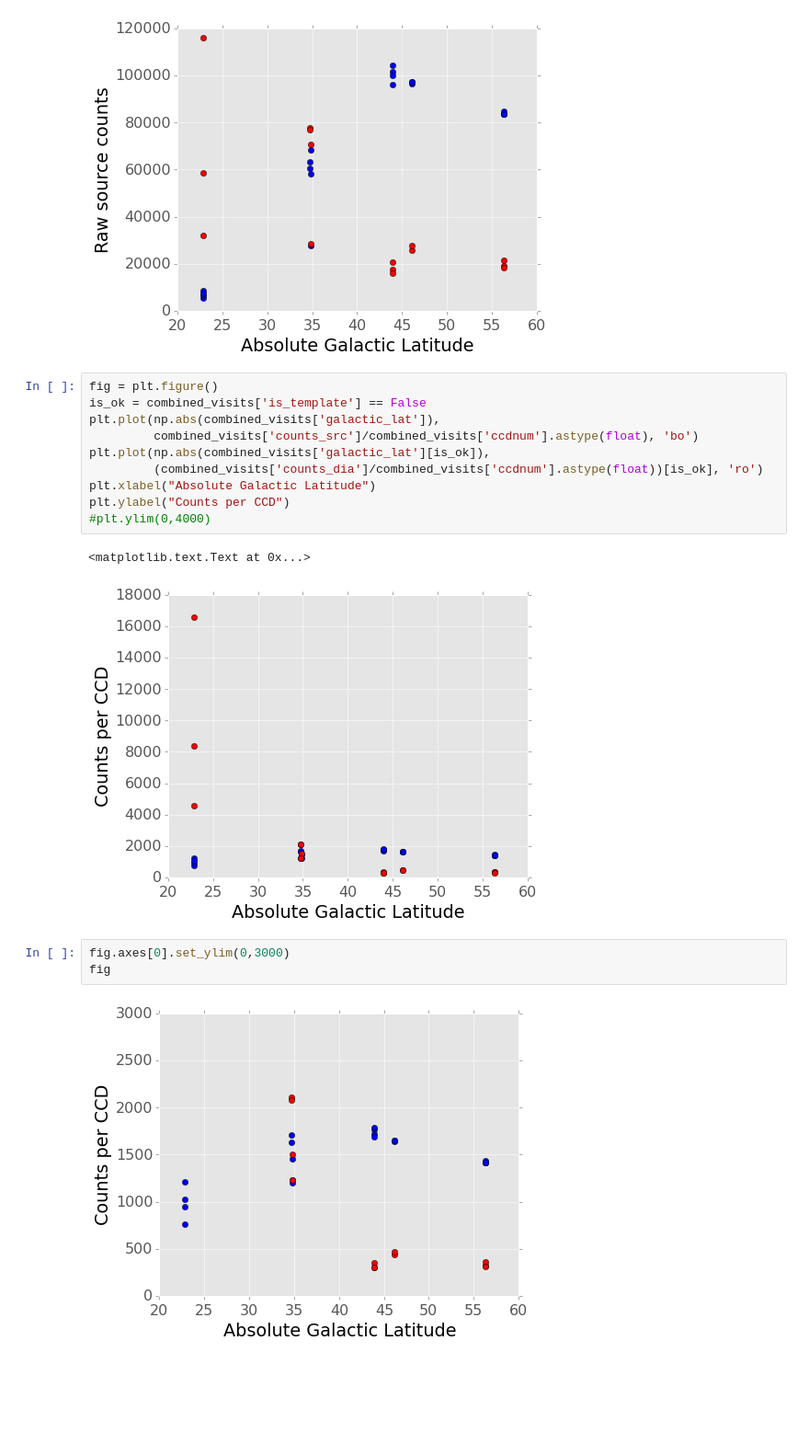
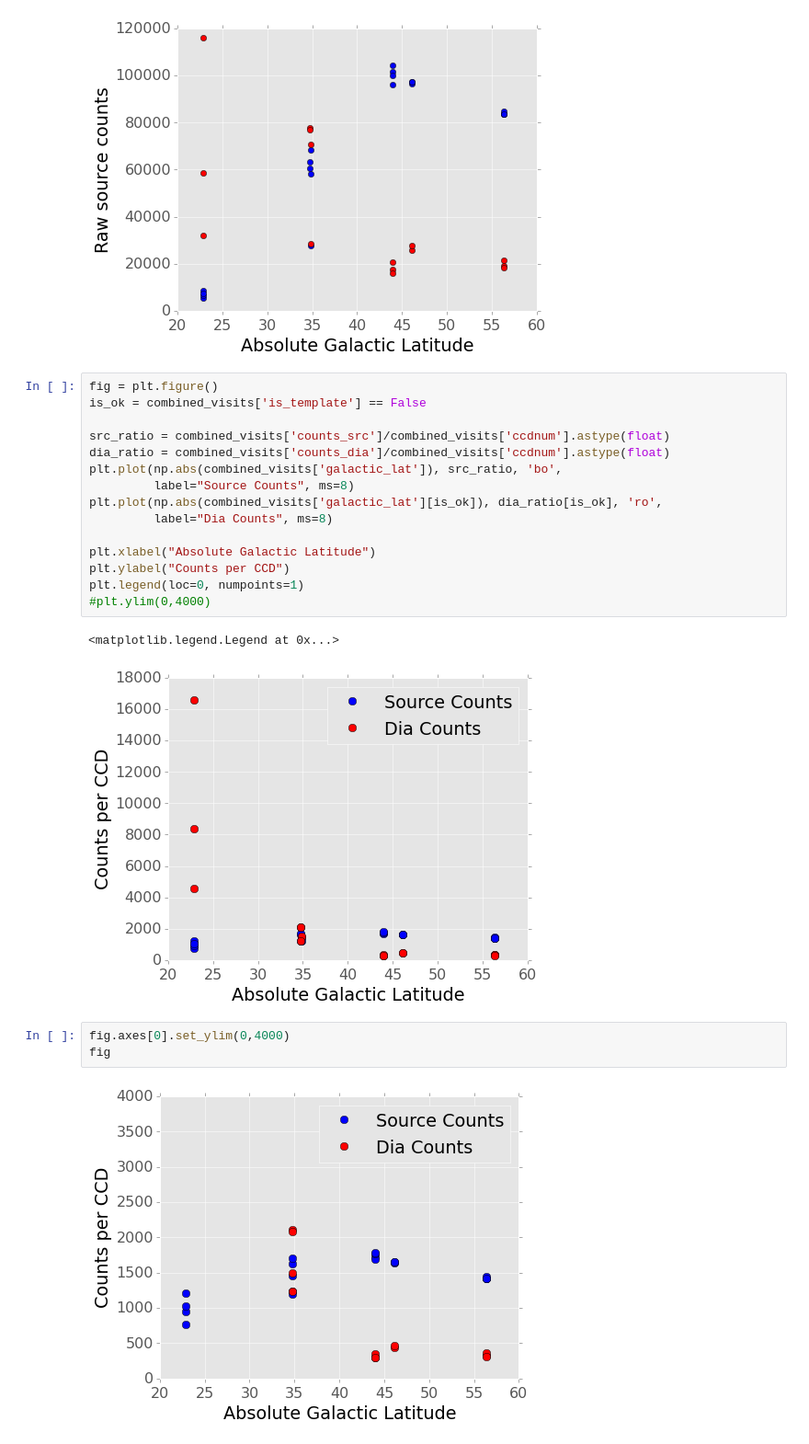
Before and after one commit to ctslater/lsst_ideas, a Jupyter notebook: diffim_latitude.ipynb, the cells around one changed output. Shown: that part at 92% size. Saved outputs shown, nothing was run; the diff lists cells and outputs as text; blank space fills up the shorter version.

Commit message:
Add legend to diffim_latitude.

```diff
--- a/diffim_latitude.ipynb
+++ b/diffim_latitude.ipynb
@@ -69,18 +69,23 @@ plt.ylabel("Raw counts")
 # %%
 fig = plt.figure()
 is_ok = combined_visits['is_template'] == False
-plt.plot(np.abs(combined_visits['galactic_lat']),
-         combined_visits['counts_src']/combined_visits['ccdnum'].astype(float), 'bo')
-plt.plot(np.abs(combined_visits['galactic_lat'][is_ok]),
-         (combined_visits['counts_dia']/combined_visits['ccdnum'].astype(float))[is_ok], 'ro')
+
+src_ratio = combined_visits['counts_src']/combined_visits['ccdnum'].astype(float)
+dia_ratio = combined_visits['counts_dia']/combined_visits['ccdnum'].astype(float)
+plt.plot(np.abs(combined_visits['galactic_lat']), src_ratio, 'bo',
+         label="Source Counts", ms=8)
+plt.plot(np.abs(combined_visits['galactic_lat'][is_ok]), dia_ratio[is_ok], 'ro',
+         label="Dia Counts", ms=8)
+
 plt.xlabel("Absolute Galactic Latitude")
 plt.ylabel("Counts per CCD")
+plt.legend(loc=0, numpoints=1)
 #plt.ylim(0,4000)
 # %% [output]
-<matplotlib.text.Text at 0x...>
+<matplotlib.legend.Legend at 0x...>
-[figure, old version]
+[figure, new version]
 # %%
-fig.axes[0].set_ylim(0,3000)
+fig.axes[0].set_ylim(0,4000)
 fig
 # %% [output]
-[figure, old version]
+[figure, new version]
```
